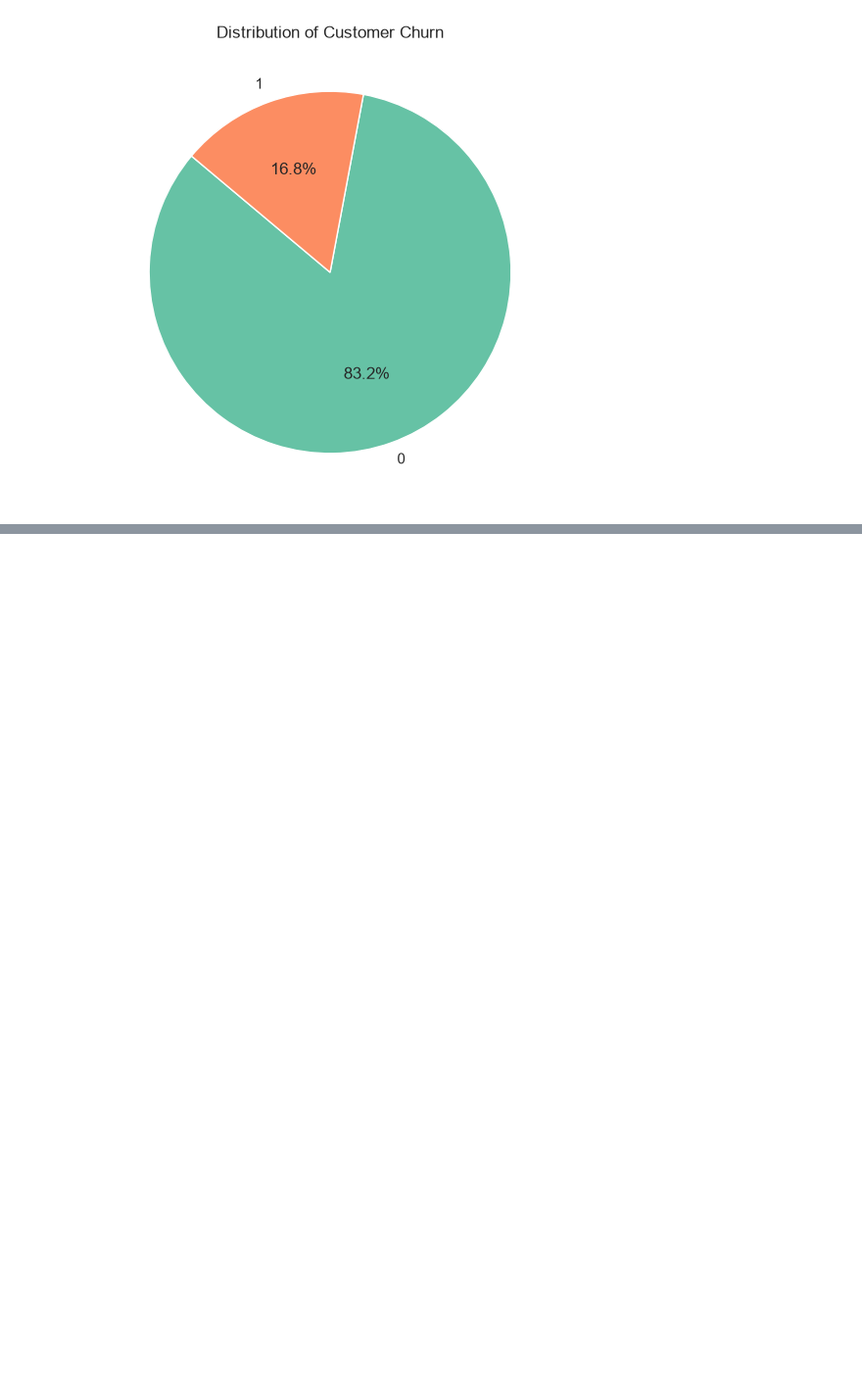
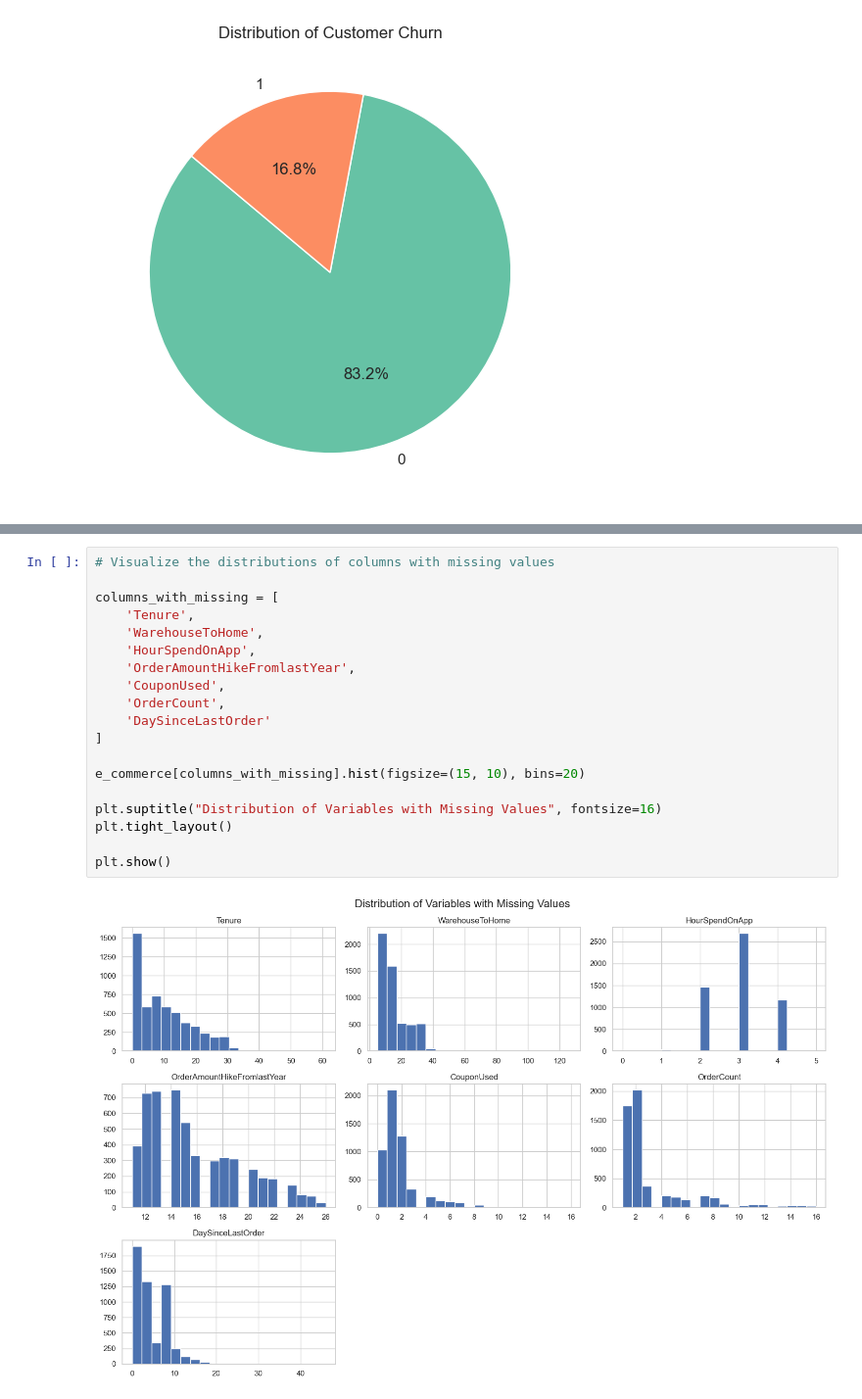
Before and after one commit to Akurang/AI_group5_project, a Jupyter notebook: final_project.ipynb, the cells around one changed output, grey strips where cells are left out. Shown at 98% size. Drawn from its saved outputs; the diff is of its cells as text; blank space fills up the shorter version.

```diff
--- a/final_project.ipynb
+++ b/final_project.ipynb
@@ -78,0 +128,21 @@ dtype: int64
+# %%
+# Visualize the distributions of columns with missing values
+
+columns_with_missing = [
+    'Tenure',
+    'WarehouseToHome',
+    'HourSpendOnApp',
+    'OrderAmountHikeFromlastYear',
+    'CouponUsed',
+    'OrderCount',
+    'DaySinceLastOrder'
+]
+
+e_commerce[columns_with_missing].hist(figsize=(15, 10), bins=20)
+
+plt.suptitle("Distribution of Variables with Missing Values", fontsize=16)
+plt.tight_layout()
+
+plt.show()
+# %% [output]
+[figure, added]
```
Also changed, not shown: parts of 27 cells of this notebook.
